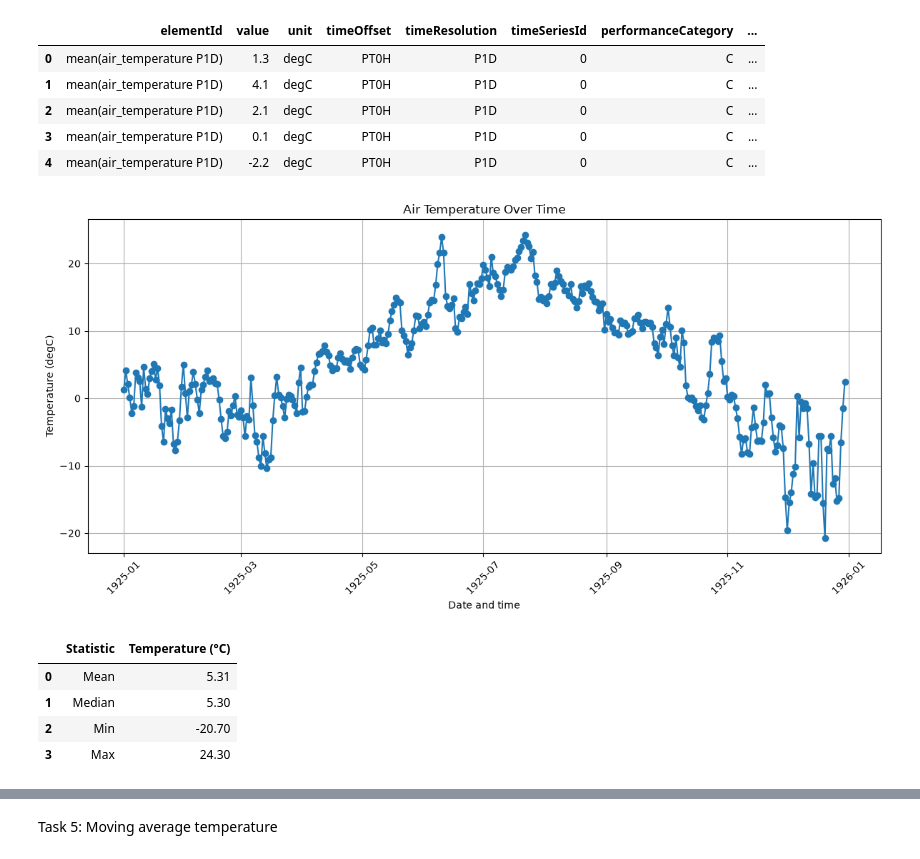
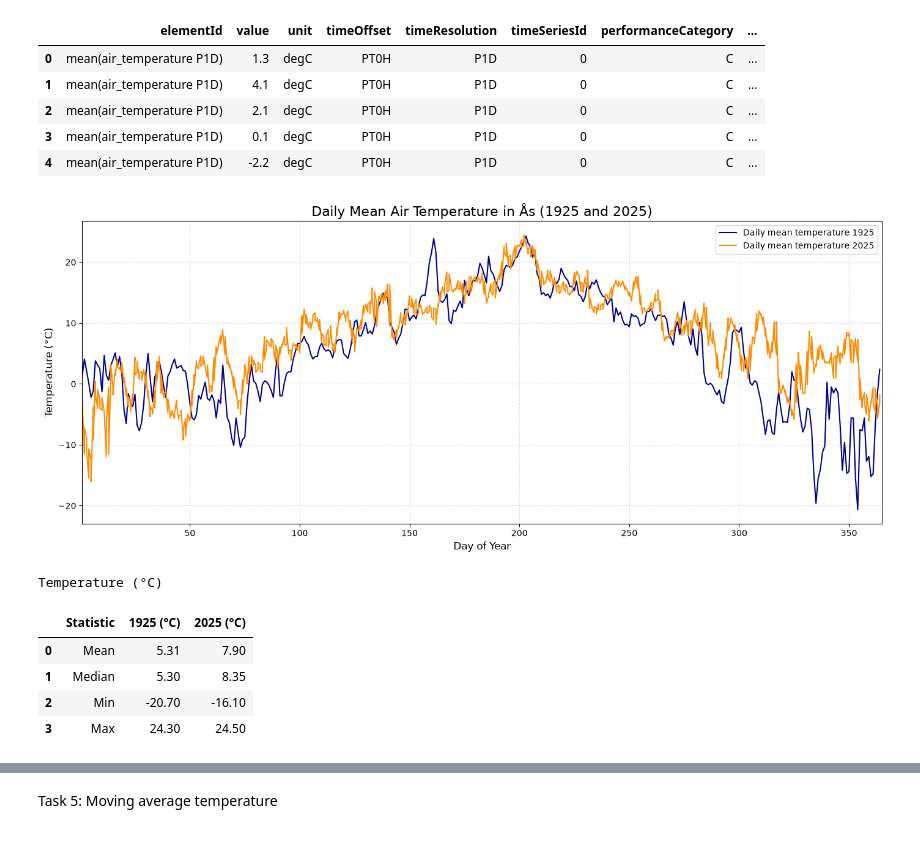
Before and after one commit to Lindaqh/Deliverable1_Uke42, a Jupyter notebook: Deliverable1_Uke42/Deliverable1_Uke42.ipynb, the cells around one changed output, grey strips where cells are left out. Cells and saved outputs as stored; diff of their text form; code cells hidden in the pictures.

```diff
--- a/Deliverable1_Uke42/Deliverable1_Uke42.ipynb
+++ b/Deliverable1_Uke42/Deliverable1_Uke42.ipynb
@@ -227,55 +225,74 @@ if df_1925.empty:
 else:
     # Convert observation times to datetime
     df_1925["referenceTime"] = pd.to_datetime(df_1925["referenceTime"])
+    df_2025["referenceTime"] = pd.to_datetime(df_2025["referenceTime"])
 
     # Sort observations by time
-    df = df_1925.sort_values("referenceTime")
+    df_1925 = df_1925.sort_values("referenceTime")
+    df_2025 = df_2025.sort_values("referenceTime")
+
+    # Extract day of year for both datasets
+    df_1925["day_of_year"] = (df_1925["referenceTime"].dt.dayofyear)
+    df_2025["day_of_year"] = (df_2025["referenceTime"].dt.dayofyear)
 
     # Create the plot
-    plt.figure(figsize=(12, 6))
+    plt.figure(figsize=(14, 6))
     plt.plot(
-        df_1925["referenceTime"],
+        df_1925["day_of_year"],
         df_1925["value"],
-        marker="o",
-        linestyle="-",
+        color="darkblue",
+        linewidth=1.5,
+        label="Daily mean temperature 1925"
+    )
+
+    plt.plot(
+        df_2025["day_of_year"],
+        df_2025["value"],
+        color="darkorange",
+        linewidth=1.5,
+        label="Daily mean temperature 2025"
     )
 
     # Add labels and title
-    plt.xlabel("Date and time")
-    plt.ylabel(f"Temperature ({df_1925['unit'].iloc[0]})")
-    plt.title("Air Temperature Over Time")
+    plt.xlabel("Day of Year", fontsize=12)
+    plt.ylabel("Temperature (°C)", fontsize=12)
+    plt.title("Daily Mean Air Temperature in Ås (1925 and 2025)", fontsize=16)
 
     # Improve layout
-    plt.xticks(rotation=45)
-    plt.grid(True)
+    plt.xlim(1, 365)
+    plt.legend()
+    plt.grid(True, linestyle="--", alpha=0.4)
     plt.tight_layout()
 
     # Display the plot
     plt.show()
 
 
 # Calculate summary statistics for the year
 summary_table = pd.DataFrame({
     "Statistic": ["Mean", "Median", "Min", "Max"],
-    "Temperature (°C)": [
+    "1925 (°C)": [
         df_1925["value"].mean(),
         df_1925["value"].median(),
         df_1925["value"].min(),
         df_1925["value"].max(),
     ],
+    "2025 (°C)": [
+        df_2025["value"].mean(),
+        df_2025["value"].median(),
+        df_2025["value"].min(),
+        df_2025["value"].max(),
+    ]
 })
 
-# Round values to two decimal places
-summary_table["Temperature (°C)"] = (
-    summary_table["Temperature (°C)"].round(2)
-)
-
 # Display summary table
-display(summary_table)
+display(
+    summary_table.style.format("{:.2f}", subset=["1925 (°C)", "2025 (°C)"]).set_caption("Temperature (°C)"))
 # %% [output]
-[figure, old version]
+[figure, new version]
+Temperature (°C)
-|  | Statistic | Temperature (°C) |
-| 0 | Mean | 5.31 |
-| 1 | Median | 5.30 |
-| 2 | Min | -20.70 |
-| 3 | Max | 24.30 |
+|  | Statistic | 1925 (°C) | 2025 (°C) |
+| 0 | Mean | 5.31 | 7.90 |
+| 1 | Median | 5.30 | 8.35 |
+| 2 | Min | -20.70 | -16.10 |
+| 3 | Max | 24.30 | 24.50 |
```
Also changed, not shown: parts of 2 cells of this notebook.
